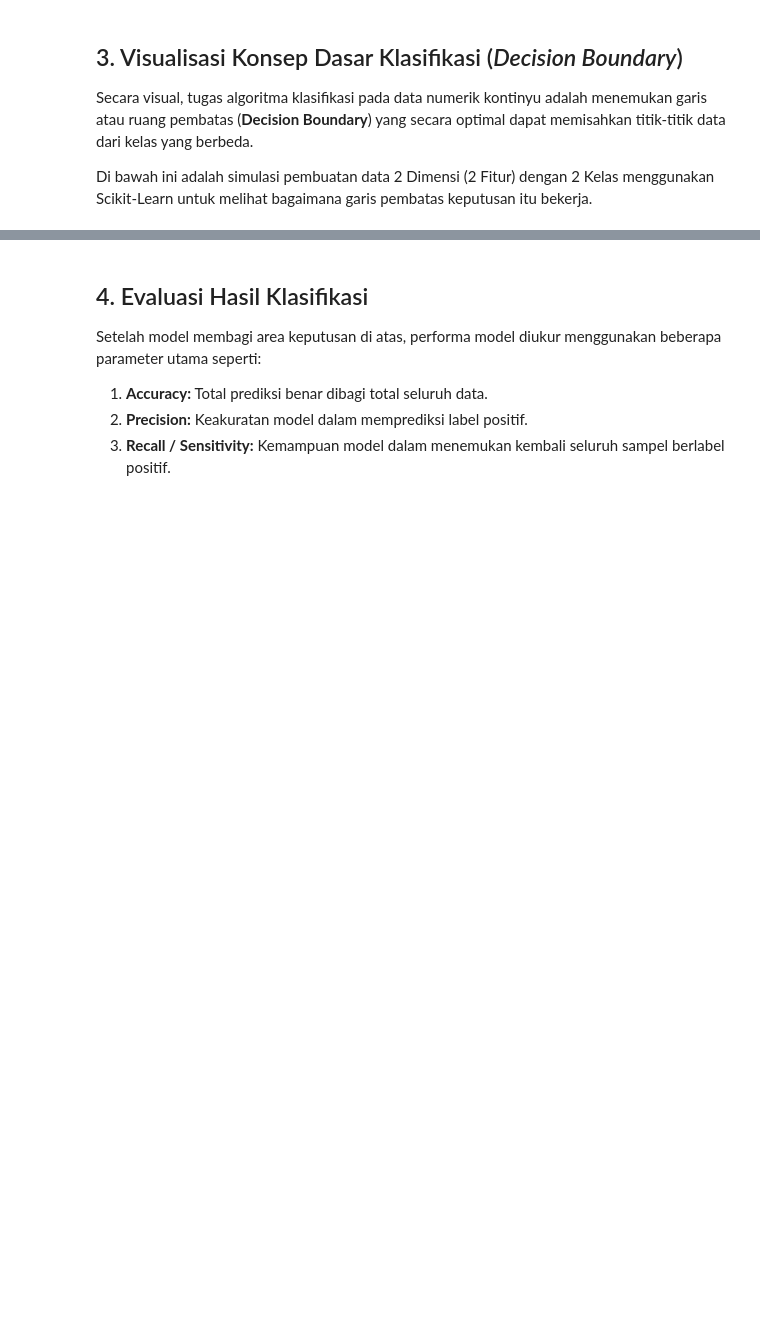
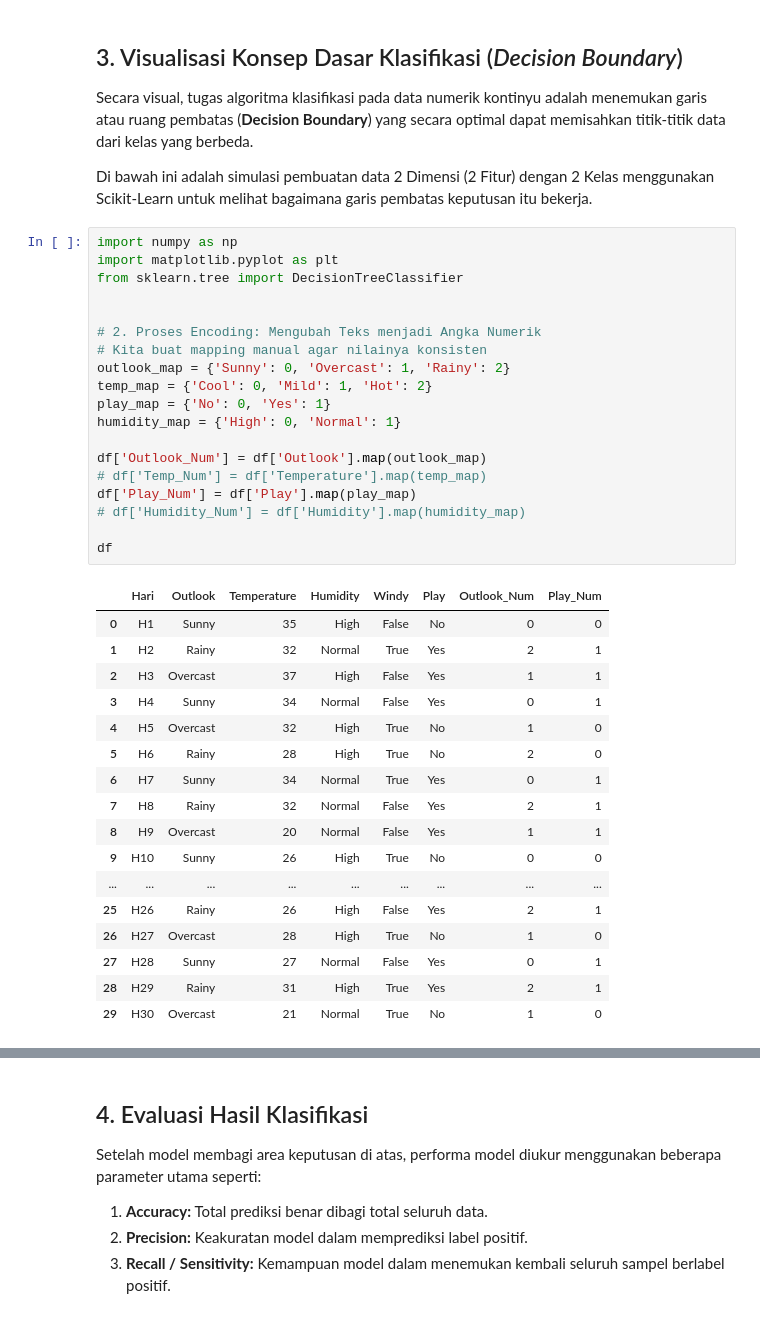
Before and after one commit to HasyaFerdiansyahNR20/2026_class, a Jupyter notebook: data-mining/course2-classification.ipynb, the cells around one changed output, grey strips where cells are left out. Cells and saved outputs as stored; diff of their text form; blank space fills up the shorter version.

```diff
--- a/data-mining/course2-classification.ipynb
+++ b/data-mining/course2-classification.ipynb
@@ -58,4 +59,41 @@ Dalam tabel di atas:
 Secara visual, tugas algoritma klasifikasi pada data numerik kontinyu adalah menemukan garis atau ruang pembatas (**Decision Boundary**) yang secara optimal dapat memisahkan titik-titik data dari kelas yang berbeda.
 
 Di bawah ini adalah simulasi pembuatan data 2 Dimensi (2 Fitur) dengan 2 Kelas menggunakan Scikit-Learn untuk melihat bagaimana garis pembatas keputusan itu bekerja.
+# %%
+import numpy as np
+import matplotlib.pyplot as plt
+from sklearn.tree import DecisionTreeClassifier
+
+
+# 2. Proses Encoding: Mengubah Teks menjadi Angka Numerik
+# Kita buat mapping manual agar nilainya konsisten
+outlook_map = {'Sunny': 0, 'Overcast': 1, 'Rainy': 2}
+temp_map = {'Cool': 0, 'Mild': 1, 'Hot': 2}
+play_map = {'No': 0, 'Yes': 1}
+humidity_map = {'High': 0, 'Normal': 1}
+
+df['Outlook_Num'] = df['Outlook'].map(outlook_map)
+# df['Temp_Num'] = df['Temperature'].map(temp_map)
+df['Play_Num'] = df['Play'].map(play_map)
+# df['Humidity_Num'] = df['Humidity'].map(humidity_map)
+
+df
+# %% [output]
+|  | Hari | Outlook | Temperature | Humidity | Windy | Play | Outlook_Num | Play_Num |
+| 0 | H1 | Sunny | 35 | High | False | No | 0 | 0 |
+| 1 | H2 | Rainy | 32 | Normal | True | Yes | 2 | 1 |
+| 2 | H3 | Overcast | 37 | High | False | Yes | 1 | 1 |
+| 3 | H4 | Sunny | 34 | Normal | False | Yes | 0 | 1 |
+| 4 | H5 | Overcast | 32 | High | True | No | 1 | 0 |
+| 5 | H6 | Rainy | 28 | High | True | No | 2 | 0 |
+| 6 | H7 | Sunny | 34 | Normal | True | Yes | 0 | 1 |
+| 7 | H8 | Rainy | 32 | Normal | False | Yes | 2 | 1 |
+| 8 | H9 | Overcast | 20 | Normal | False | Yes | 1 | 1 |
+| 9 | H10 | Sunny | 26 | High | True | No | 0 | 0 |
+| ... | ... | ... | ... | ... | ... | ... | ... | ... |
+| 25 | H26 | Rainy | 26 | High | False | Yes | 2 | 1 |
+| 26 | H27 | Overcast | 28 | High | True | No | 1 | 0 |
+| 27 | H28 | Sunny | 27 | Normal | False | Yes | 0 | 1 |
+| 28 | H29 | Rainy | 31 | High | True | Yes | 2 | 1 |
+| 29 | H30 | Overcast | 21 | Normal | True | No | 1 | 0 |
 # %%
```
Also changed, not shown: parts of 4 cells of this notebook.
